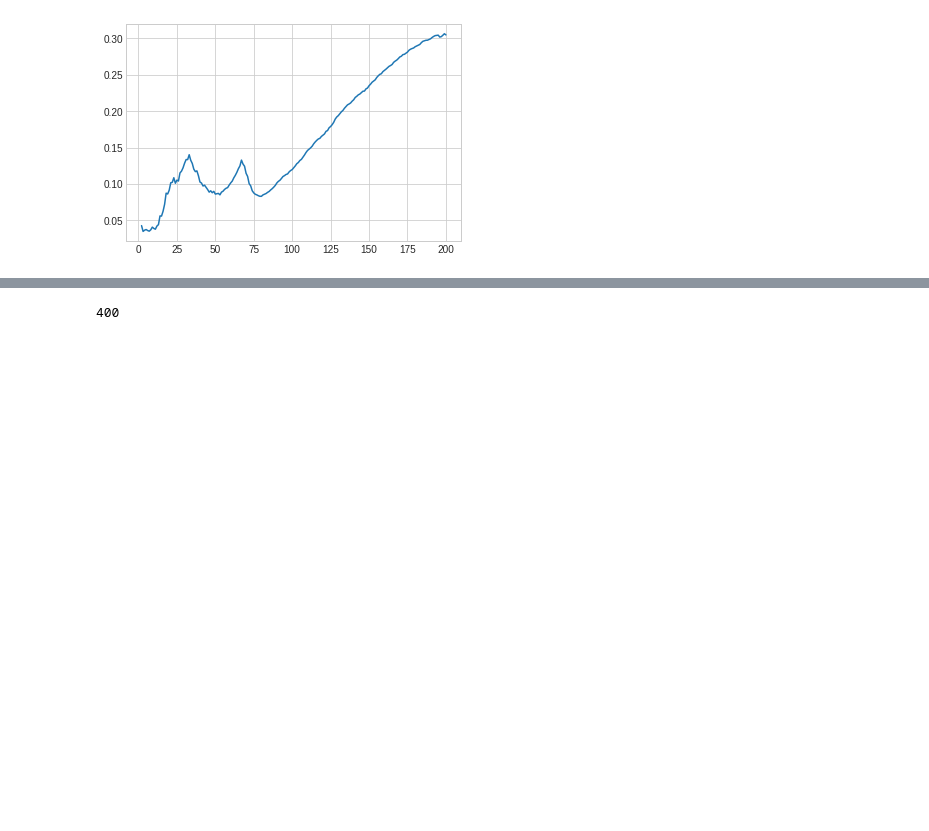
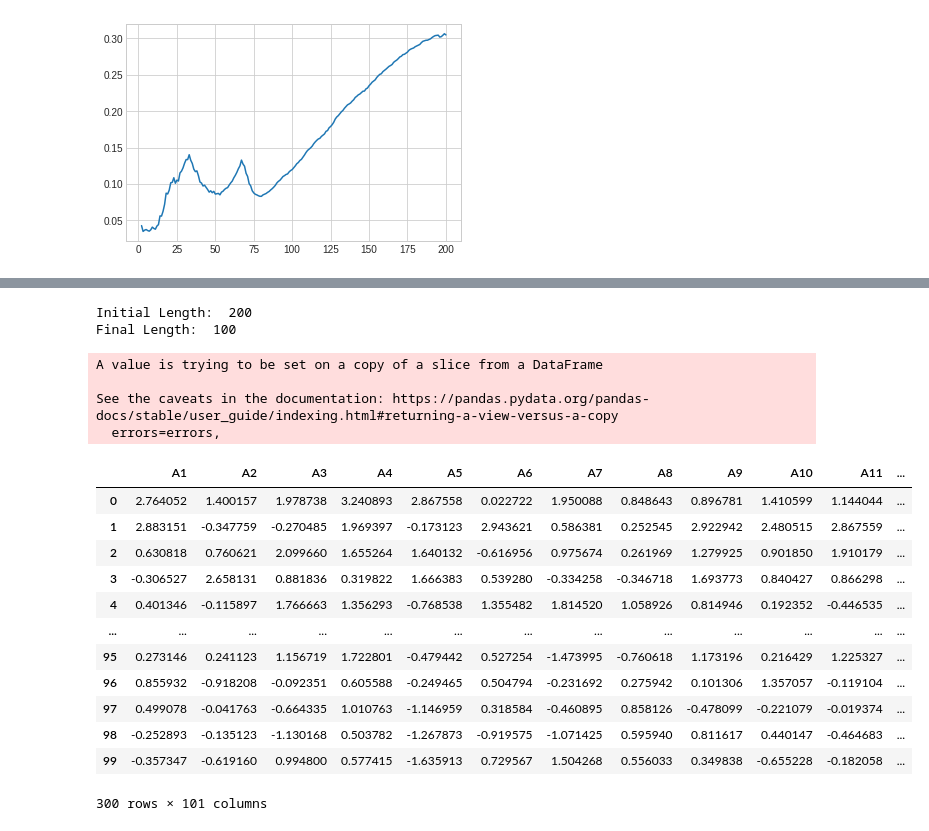
Before and after one commit to NeuralClassifier/HDBSCAN-OutlierDetect, a Jupyter notebook: HierarchicalDensityOutlier.ipynb, the cells around one changed output, grey strips where cells are left out. Drawn from its saved outputs; the diff is of its cells as text; code cells hidden in the pictures; blank space fills up the shorter version.

```diff
--- a/HierarchicalDensityOutlier.ipynb
+++ b/HierarchicalDensityOutlier.ipynb
@@ -405,14 +399,41 @@ pd.read_excel('/content/Overlap_MultiD/1/m1_dim100.xlsx')
 # %%
 class OSFrequencyPerData:
-  def __init__(self):
+  def __init__(self, reductionValue):
     self.dim = [2, 10, 20, 40, 80, 100]
     self.over = [1, 2, 3, 4]
+    #self.dim = [100]
+    #self.over = [3, 4]
+    self.reduction = reductionValue
+  def reduceSet(self,df):
+    inliers = df[df['Y']==0]
+    inliers.reset_index(drop=True, inplace=True)
+    outliers = df[df['Y']==1]
+    outliers.reset_index(drop=True, inplace=True)
+
+    #percent = int(input('Reduction %: '))
+    percent = self.reduction
+    print('Initial Length: ', len(outliers))
+
+    points_to_reduce=float((percent/100)*len(outliers))
+    cnt = 0
+    while cnt <  points_to_reduce:
+      rnd_index = random.randint(0,len(outliers)-1)
+
+      outliers.drop([rnd_index],axis = 0, inplace = True)
+      outliers.reset_index(drop=True, inplace=True)
+      cnt += 1
+
+    print('Final Length: ', len(outliers))
+    df_edited = pd.concat([inliers,outliers],axis = 0)
+    return df_edited
+
   def generateMptsDatasetEachPoint(self, dim,over):
     path_to_folder = '/content/Overlap_MultiD/'+str(over)+'/'
     file_num = 'm'+str(over)+'_dim'+str(dim)+'.xlsx'
     path_to_file = path_to_folder+file_num
     df = pd.read_excel(path_to_file)
     df.drop(['Unnamed: 0'],axis=1,inplace = True)
+    df = self.reduceSet(df)
     data_points_index = []
     outlier_score = []
     mpts = []
@@ -435,12 +456,12 @@ class OSFrequencyPerData:
     return mpts_score
 
   def outlierScore_perData_overlap_dim(self):
-    path = "/content/outlierScore_perData"
+    path = "/content/outlierScore_perData/"
     os.mkdir(path)
     for over in self.over:
       path_insideFolder = "/content/outlierScore_perData/"+str(over)
       os.mkdir(path_insideFolder)
       for dim in self.dim:
         mpts_score = self.generateMptsDatasetEachPoint(dim,over)
-        mpts_score.to_excel(path_insideFolder+'/OS_EachPt_mpts_o'+str(over)+'d'+str(dim)+'.xlsx')
+        mpts_score.to_excel(path_insideFolder+'/OS_EachPt_mpts_o'+str(over)+'d'+str(dim)+'r'+str(self.reduction)+'.xlsx')
 # %%
@@ -450,10 +509,26 @@ osfpd.outlierScore_perData_overlap_dim()
 mpts_score = generateMptsDatasetEachPoint(2,3)
 # %%
 mpts_score.to_excel('/content/OS_EachPt_mpts.xlsx')
-# %%
-hdb_scan = hdbscan.HDBSCAN(min_cluster_size=100)
-clusterer = hdb_scan.fit(data)
-len(clusterer.outlier_scores_)
-#sorted_scores = sorted(clusterer.outlier_scores_,reverse=True)
-# %% [output]
-400
+# %%
+osfpd = OSFrequencyPerData(50)
+osfpd.reduceSet(dd)
+# %% [output]
+Initial Length:  200
+Final Length:  100
+A value is trying to be set on a copy of a slice from a DataFrame
+
+See the caveats in the documentation: https://pandas.pydata.org/pandas-docs/stable/user_guide/indexing.html#returning-a-view-versus-a-copy
+  errors=errors,
+|  | A1 | A2 | A3 | A4 | A5 | A6 | A7 | A8 | A9 | A10 | A11 | ... |
+| 0 | 2.764052 | 1.400157 | 1.978738 | 3.240893 | 2.867558 | 0.022722 | 1.950088 | 0.848643 | 0.896781 | 1.410599 | 1.144044 | ... |
+| 1 | 2.883151 | -0.347759 | -0.270485 | 1.969397 | -0.173123 | 2.943621 | 0.586381 | 0.252545 | 2.922942 | 2.480515 | 2.867559 | ... |
+| 2 | 0.630818 | 0.760621 | 2.099660 | 1.655264 | 1.640132 | -0.616956 | 0.975674 | 0.261969 | 1.279925 | 0.901850 | 1.910179 | ... |
+| 3 | -0.306527 | 2.658131 | 0.881836 | 0.319822 | 1.666383 | 0.539280 | -0.334258 | -0.346718 | 1.693773 | 0.840427 | 0.866298 | ... |
+| 4 | 0.401346 | -0.115897 | 1.766663 | 1.356293 | -0.768538 | 1.355482 | 1.814520 | 1.058926 | 0.814946 | 0.192352 | -0.446535 | ... |
+| ... | ... | ... | ... | ... | ... | ... | ... | ... | ... | ... | ... | ... |
+| 95 | 0.273146 | 0.241123 | 1.156719 | 1.722801 | -0.479442 | 0.527254 | -1.473995 | -0.760618 | 1.173196 | 0.216429 | 1.225327 | ... |
+| 96 | 0.855932 | -0.918208 | -0.092351 | 0.605588 | -0.249465 | 0.504794 | -0.231692 | 0.275942 | 0.101306 | 1.357057 | -0.119104 | ... |
+| 97 | 0.499078 | -0.041763 | -0.664335 | 1.010763 | -1.146959 | 0.318584 | -0.460895 | 0.858126 | -0.478099 | -0.221079 | -0.019374 | ... |
+| 98 | -0.252893 | -0.135123 | -1.130168 | 0.503782 | -1.267873 | -0.919575 | -1.071425 | 0.595940 | 0.811617 | 0.440147 | -0.464683 | ... |
+| 99 | -0.357347 | -0.619160 | 0.994800 | 0.577415 | -1.635913 | 0.729567 | 1.504268 | 0.556033 | 0.349838 | -0.655228 | -0.182058 | ... |
+300 rows × 101 columns
```
Also changed, not shown: parts of 7 cells of this notebook.
